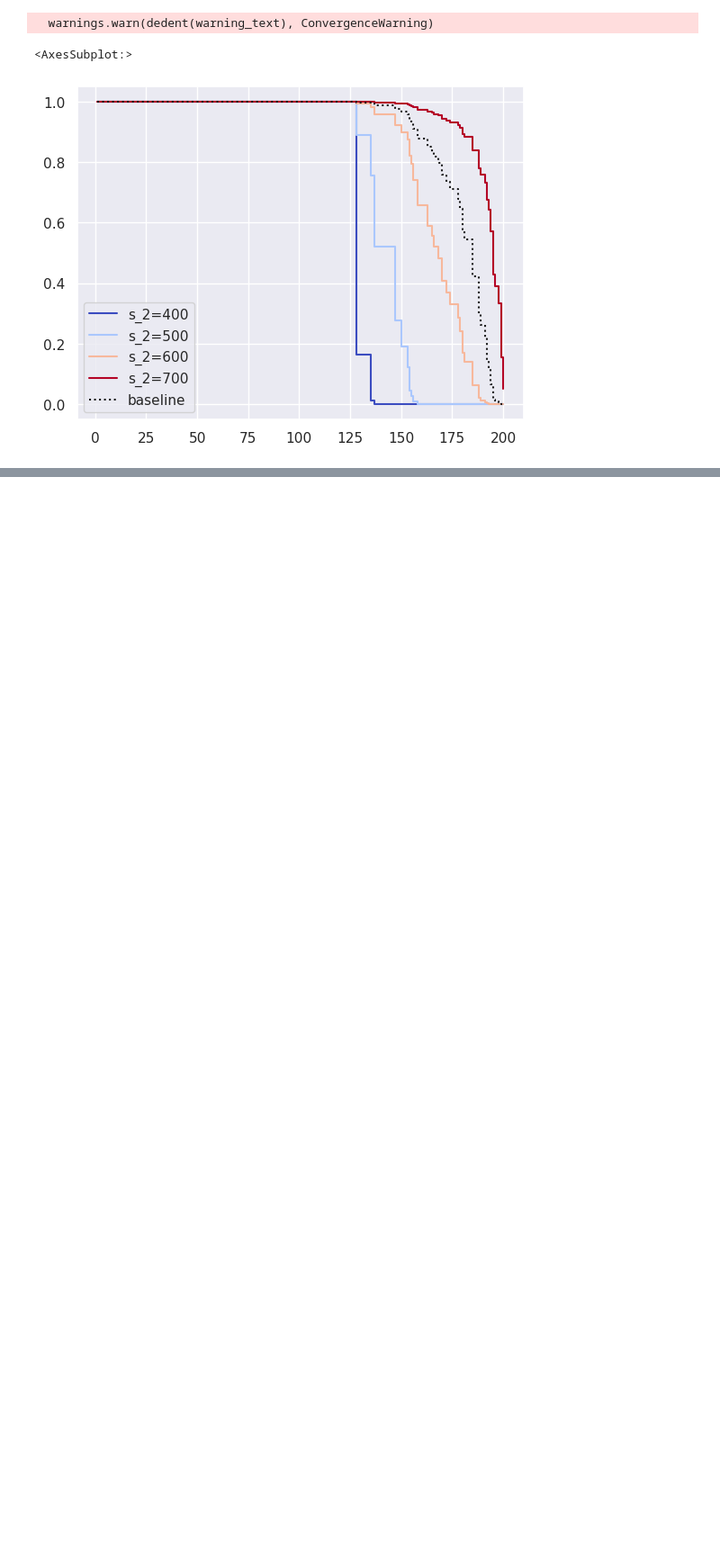
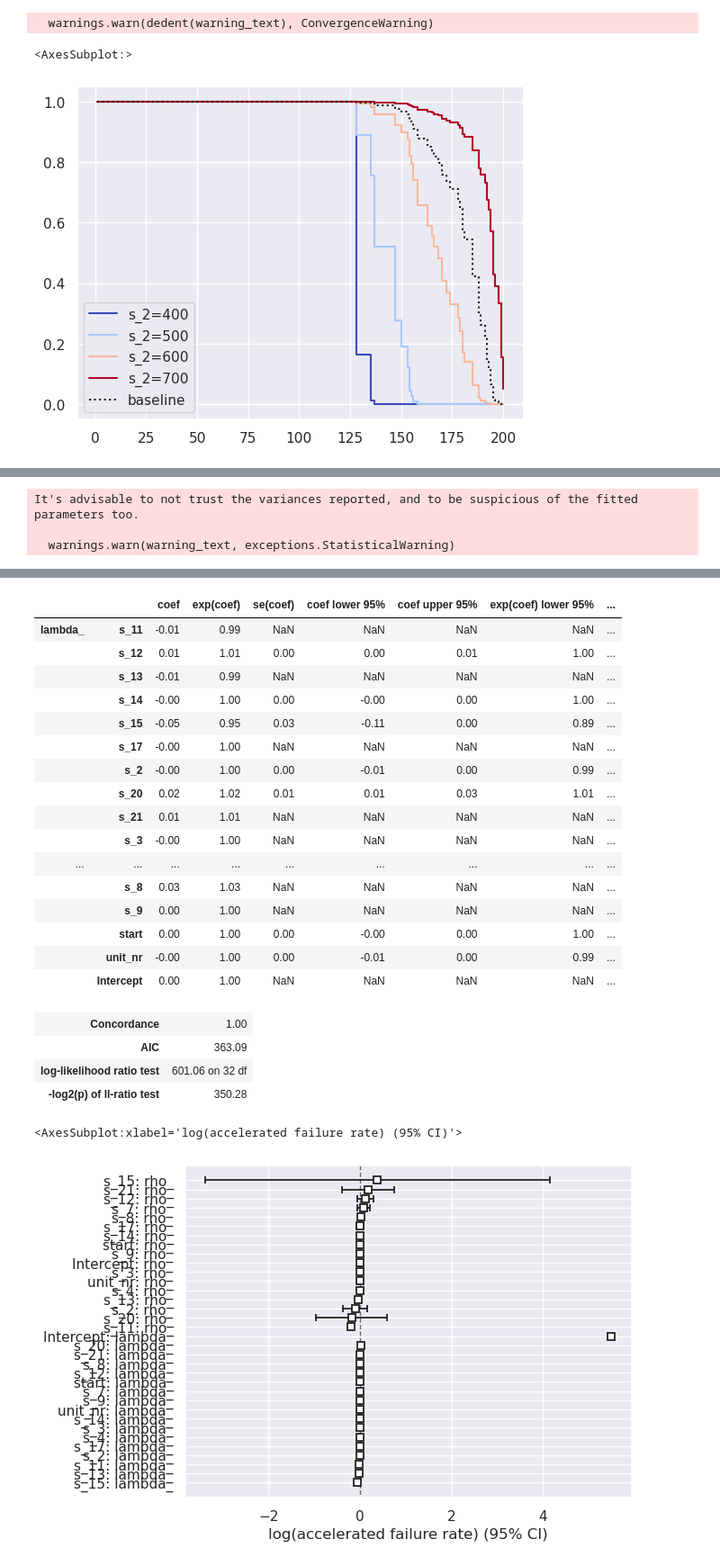
Before and after one commit to xxl4tomxu98/NASA-Jet-Engine-Maintenance, a Jupyter notebook: Survival Analysis/survival.ipynb, the cells around one changed output, grey strips where cells are left out. Shown at 90% size. Saved outputs shown, nothing was run; the diff lists cells and outputs as text; code cells hidden in the pictures; blank space fills up the shorter version.

```diff
--- a/Survival Analysis/survival.ipynb
+++ b/Survival Analysis/survival.ipynb
@@ -339,3 +346,12 @@ Convergence failed. See any warning messages.
   warnings.warn(dedent(warning_text), ConvergenceWarning)
 <AxesSubplot:>
 [figure]
+# %%
+aft = WeibullAFTFitter(penalizer=0.01)
+aft.fit(train_censored[train_cols], duration_col='time_cycles',
+        event_col='breakdown', ancillary=True)
+print(aft.median_survival_time_)
+print(aft.mean_survival_time_)
+aft.print_summary()
+aft.plot()
+# %% [output]
@@ -341,0 +360,3 @@ Convergence failed. See any warning messages.
+It's advisable to not trust the variances reported, and to be suspicious of the fitted parameters too.
+
+  warnings.warn(warning_text, exceptions.StatisticalWarning)
@@ -341,0 +371,23 @@ Convergence failed. See any warning messages.
+|  |  | coef | exp(coef) | se(coef) | coef lower 95% | coef upper 95% | exp(coef) lower 95% | ... |
+| lambda_ | s_11 | -0.01 | 0.99 | NaN | NaN | NaN | NaN | ... |
+|  | s_12 | 0.01 | 1.01 | 0.00 | 0.00 | 0.01 | 1.00 | ... |
+|  | s_13 | -0.01 | 0.99 | NaN | NaN | NaN | NaN | ... |
+|  | s_14 | -0.00 | 1.00 | 0.00 | -0.00 | 0.00 | 1.00 | ... |
+|  | s_15 | -0.05 | 0.95 | 0.03 | -0.11 | 0.00 | 0.89 | ... |
+|  | s_17 | -0.00 | 1.00 | NaN | NaN | NaN | NaN | ... |
+|  | s_2 | -0.00 | 1.00 | 0.00 | -0.01 | 0.00 | 0.99 | ... |
+|  | s_20 | 0.02 | 1.02 | 0.01 | 0.01 | 0.03 | 1.01 | ... |
+|  | s_21 | 0.01 | 1.01 | NaN | NaN | NaN | NaN | ... |
+|  | s_3 | -0.00 | 1.00 | NaN | NaN | NaN | NaN | ... |
+| ... | ... | ... | ... | ... | ... | ... | ... | ... |
+|  | s_8 | 0.03 | 1.03 | NaN | NaN | NaN | NaN | ... |
+|  | s_9 | 0.00 | 1.00 | NaN | NaN | NaN | NaN | ... |
+|  | start | 0.00 | 1.00 | 0.00 | -0.00 | 0.00 | 1.00 | ... |
+|  | unit_nr | -0.00 | 1.00 | 0.00 | -0.01 | 0.00 | 0.99 | ... |
+|  | Intercept | 0.00 | 1.00 | NaN | NaN | NaN | NaN | ... |
+| Concordance | 1.00 |
+| AIC | 363.09 |
+| log-likelihood ratio test | 601.06 on 32 df |
+| -log2(p) of ll-ratio test | 350.28 |
+<AxesSubplot:xlabel='log(accelerated failure rate) (95% CI)'>
+[figure, added]
```
Also changed, not shown: parts of 3 cells of this notebook.
